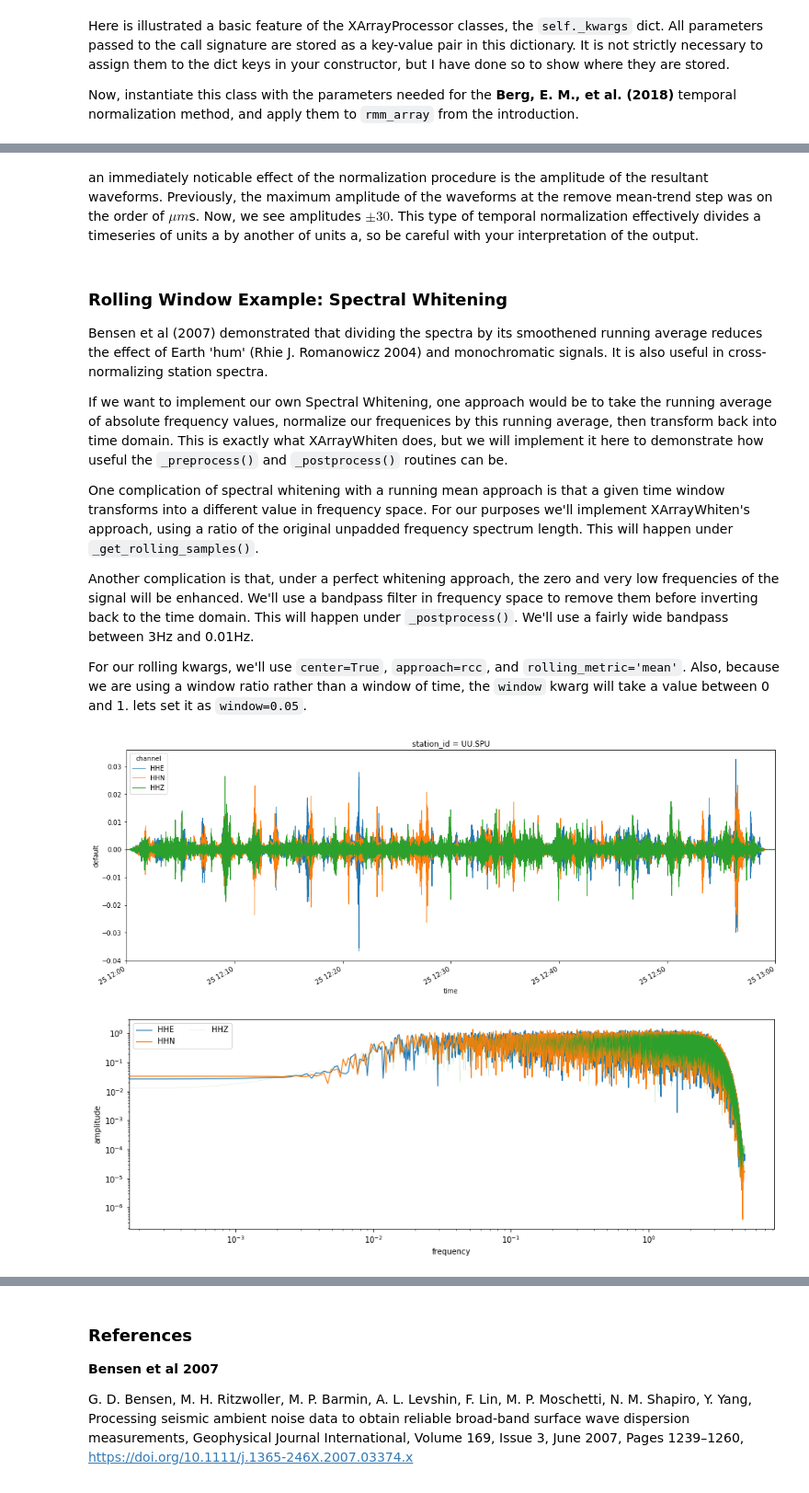
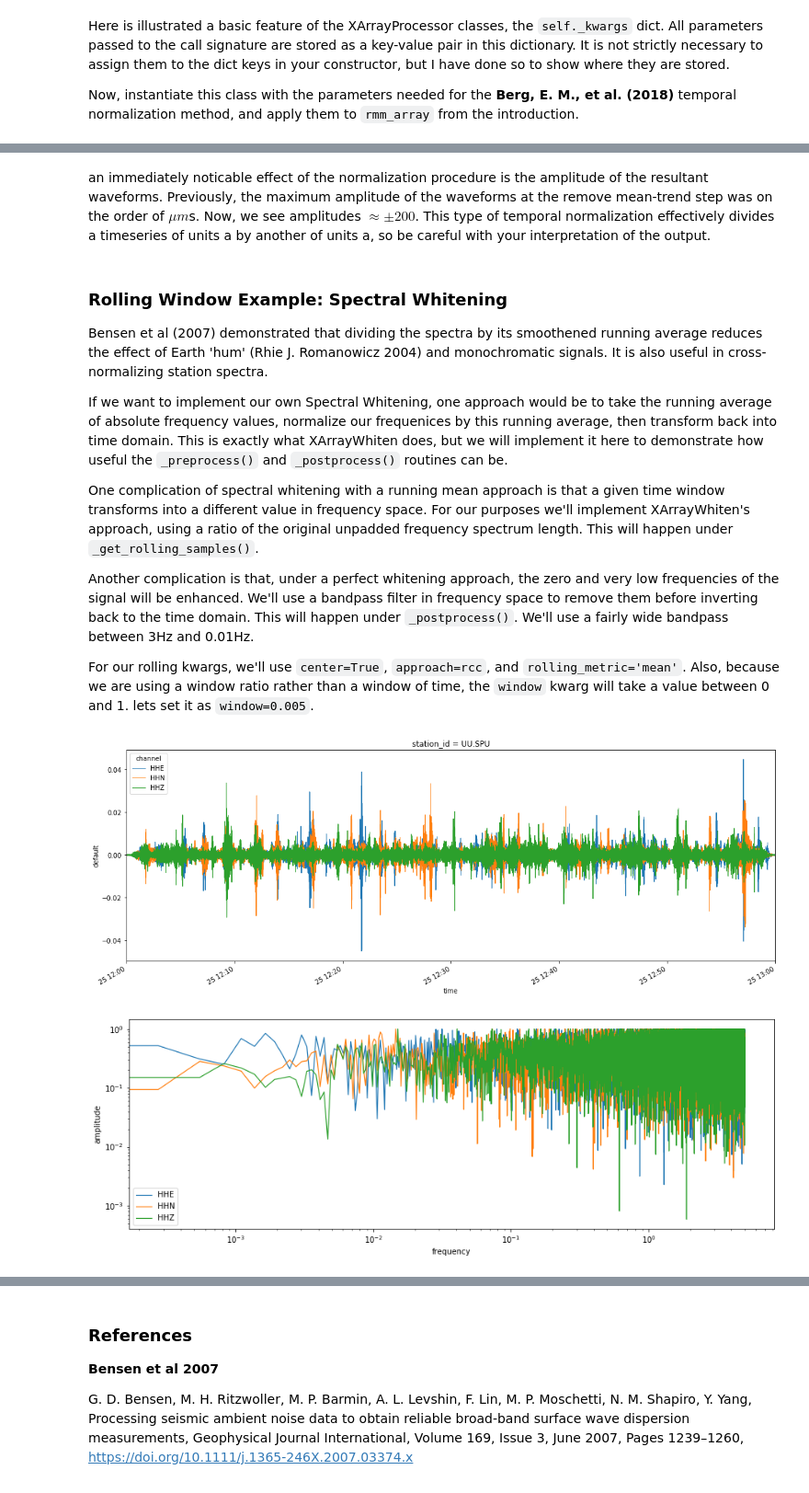
Before and after one commit to uofuseismo/anxcor, a Jupyter notebook: example_notebooks/anxcor_processing/Anxcor_Processing_Part_III.ipynb, the cells around one changed output, grey strips where cells are left out. Shown at 92% size. Drawn from its saved outputs; the diff is of its cells as text; code cells hidden in the pictures.

Commit message:
updated tutorials. updated class diagram structure. updated lots of things.

````diff
--- a/example_notebooks/anxcor_processing/Anxcor_Processing_Part_III.ipynb
+++ b/example_notebooks/anxcor_processing/Anxcor_Processing_Part_III.ipynb
@@ -239,5 +227,5 @@ Attributes:
 # %% [markdown]
-an immediately noticable effect of the normalization procedure is the amplitude of the resultant waveforms. Previously, the maximum amplitude of the waveforms at the remove mean-trend step was on the order of $\mu m$s. Now, we see amplitudes $\pm30$. This type of temporal normalization effectively divides a timeseries of units a by another of units a, so be careful with your interpretation of the output.
+an immediately noticable effect of the normalization procedure is the amplitude of the resultant waveforms. Previously, the maximum amplitude of the waveforms at the remove mean-trend step was on the order of $\mu m$s. Now, we see amplitudes $\approx\pm200$. This type of temporal normalization effectively divides a timeseries of units a by another of units a, so be careful with your interpretation of the output.
 # %% [markdown]
 ### Rolling Window Example:  Spectral Whitening
 
@@ -249,7 +237,7 @@ One complication of spectral whitening with a running mean approach is that a gi
 
 Another complication is that, under a perfect whitening approach, the zero and very low frequencies of the signal will be enhanced. We'll use a bandpass filter in frequency space to remove them before inverting back to the time domain. This will happen under ```_postprocess()```. We'll use a fairly wide bandpass between 3Hz and 0.01Hz.
 
-For our rolling kwargs, we'll use ```center=True```, ```approach=rcc```, and ```rolling_metric='mean'```. Also, because we are using a window ratio rather than a window of time, the ```window``` kwarg will take a value between 0 and 1. lets set it as ```window=0.05```.
+For our rolling kwargs, we'll use ```center=True```, ```approach=rcc```, and ```rolling_metric='mean'```. Also, because we are using a window ratio rather than a window of time, the ```window``` kwarg will take a value between 0 and 1. lets set it as ```window=0.005```.
 # %%
 class XArrayWhiten(XArrayRolling):
     """
@@ -261,10 +249,6 @@ class XArrayWhiten(XArrayRolling):
         self._kwargs['upper_frequency']=upper_frequency
 
     def _preprocess(self,xarray):
-        tapered_array = xr.apply_ufunc(filt_ops.taper_func, xarray,
-                                       input_core_dims=[['time']],
-                                       output_core_dims=[['time']],
-                                       kwargs={**self._kwargs}, keep_attrs=True)
         fourier_array = filt_ops.xarray_time_2_freq(xarray)
         return fourier_array
 
@@ -274,14 +258,10 @@ class XArrayWhiten(XArrayRolling):
     def _postprocess(self,normed_array, xarray):
         sample_rate = 1.0/xarray.attrs['delta']
         time_domain_array = filt_ops.xarray_freq_2_time(normed_array, xarray)
-        tapered_array = xr.apply_ufunc(filt_ops.taper_func, time_domain_array,
-                                       input_core_dims=[['time']],
-                                       output_core_dims=[['time']],
-                                       kwargs={**self._kwargs}, keep_attrs=True)
-        bp_time_domain    =  xr.apply_ufunc(filt_ops.bandpass_in_time_domain_filtfilt, time_domain_array,
-                                       input_core_dims=[['time']],
-                                       output_core_dims=[['time']],
-                                       kwargs={**self._kwargs,'sample_rate':sample_rate}, keep_attrs=True)
+        tapered_array     = xr.apply_ufunc(filt_ops.taper_func, time_domain_array,
+                                            input_core_dims=[['time']],
+                                            output_core_dims=[['time']],
+                                            kwargs={**self._kwargs,'sample_rate':sample_rate}, keep_attrs=True)
         return time_domain_array
 
     def _get_rolling_samples(self,processed_xarray, xarray):
@@ -293,35 +273,34 @@ class XArrayWhiten(XArrayRolling):
     def _add_operation_string(self):
         return 'custom whiten'
 # %%
-whitening = XArrayWhiten(center=False,window=0.02,approac='rcc',rolling_metric='max',
+whitening = XArrayWhiten(center=True,window=0.005,approac='rcc',rolling_metric='max',
                          lower_frequency=0.01,upper_frequency=3.0,order=3,taper=0.00005)
 
 whitened_array  = whitening(t_normed_array)
 xarray_squeezed = whitened_array.squeeze()
 xarray_squeezed.plot.line(x='time',aspect=3, size=6,linewidth=1)
-times = list(xarray_squeezed.coords['time'].values)
 plt.gca().autoscale(enable=True, axis='x', tight=True)
 plt.show()
 # %% [output]
-[figure, old version]
+[figure, new version]
 # %%
 from scipy import fftpack
 import numpy as np
 bandpassed_data = whitened_array.data.squeeze()
 
 target_length   = fftpack.next_fast_len(whitened_array.shape[-1])
 frequencies     = fftpack.fftshift(fftpack.fftfreq(target_length, d=whitened_array.attrs['delta']))
 
 fft_spectrum    = fftpack.fftshift(fftpack.fft(bandpassed_data,target_length,axis=-1))
 amplitude_spectrum  = np.abs(fft_spectrum)
 
 plt.figure(figsize=(15,5))
 plt.loglog(frequencies,amplitude_spectrum[0,:],label='HHE',linewidth=1.2)
 plt.loglog(frequencies,amplitude_spectrum[1,:],label='HHN',linewidth=1.2)
-plt.loglog(frequencies,amplitude_spectrum[2,:],label='HHZ',linewidth=0.1)
+plt.loglog(frequencies,amplitude_spectrum[2,:],label='HHZ',linewidth=1.2)
 plt.xlabel('frequency')
 plt.ylabel('amplitude')
-plt.legend(ncol=2)
+plt.legend()
 plt.show()
 # %% [output]
-[figure, old version]
+[figure, new version]
````
Also changed, not shown: parts of 4 cells of this notebook, 3 other files.
